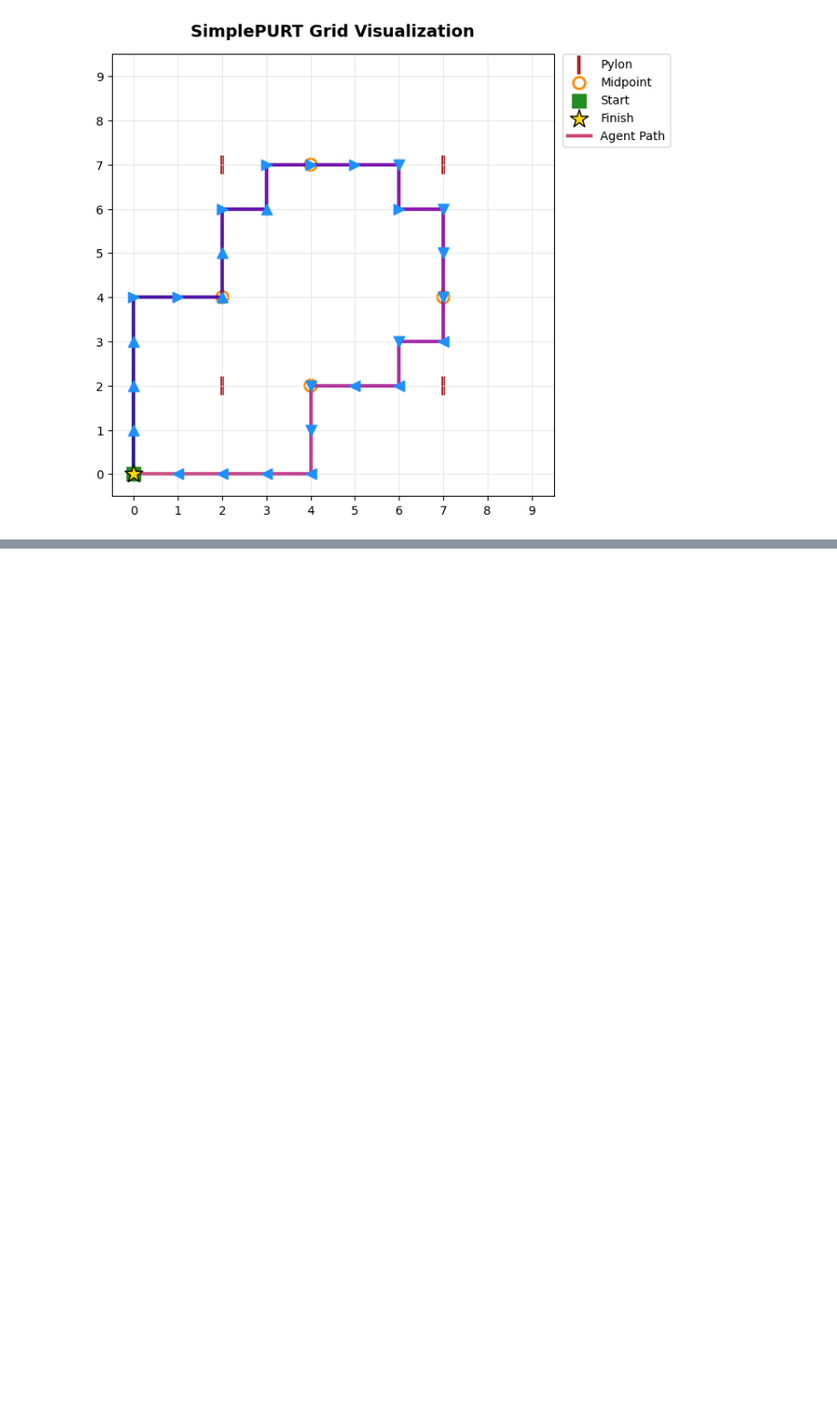
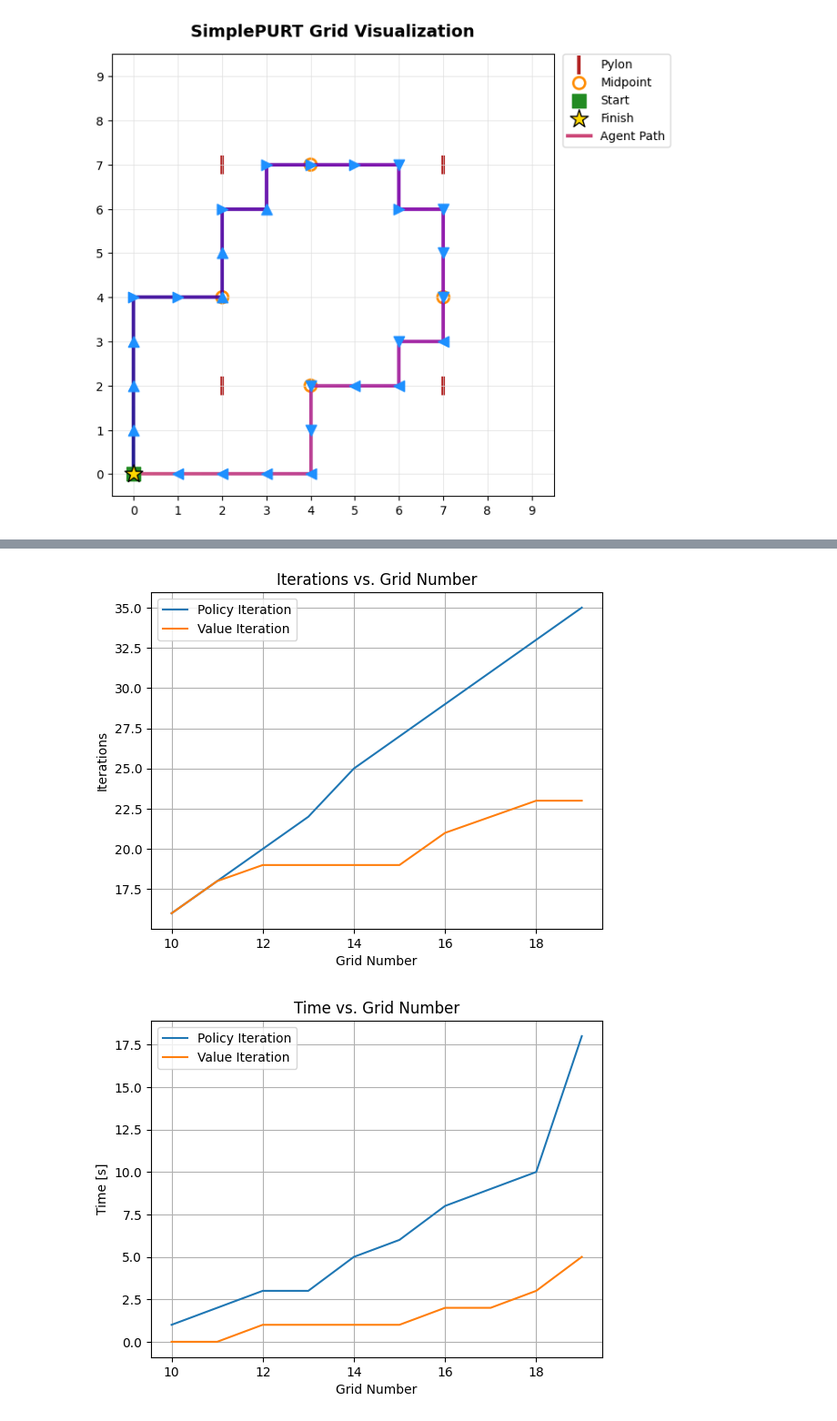
Before and after one commit to VIP-Team-AIDA3/VIP_Intro_deep_reinforcement_learning, a Jupyter notebook: RL Tutorial/DP_demo.ipynb, the cells around one changed output, grey strips where cells are left out. Shown at 91% size. Cells and saved outputs as stored; diff of their text form; code cells hidden in the pictures; blank space fills up the shorter version.

Commit message:
Grid size analysis of demo

```diff
--- a/RL Tutorial/DP_demo.ipynb
+++ b/RL Tutorial/DP_demo.ipynb
@@ -454,3 +454,46 @@ REWARDS       : {'neutral': -1, 'midpoint': 10000, 'endpoint': 10000, 'pylon': -
 ==============================================================================
 # %%
-# Kaya
+from tqdm import tqdm
+from time import time
+
+grid_range = range(10,20,1)
+PI_n = np.zeros_like(grid_range)
+VI_n = np.zeros_like(grid_range)
+PI_t = np.zeros_like(grid_range)
+VI_t = np.zeros_like(grid_range)
+
+for i in tqdm(range(len(grid_range))):
+    env = SimplePURT(GRID_N=grid_range[i])
+    env.reset()
+    pt0 = time()
+    PI_policy, PI_V, PI_n_iter = policy_iteration(env, discount_factor=0.9, theta=0.1)
+    pt1 = time()
+    env.reset()
+    vt0 = time()
+    VI_policy, VI_V, VI_n_iter = value_iteration(env, discount_factor=0.9, theta=0.1)
+    vt1 = time()
+    PI_n[i] = PI_n_iter
+    VI_n[i] = VI_n_iter
+    PI_t[i] = pt1 - pt0
+    VI_t[i] = vt1 - vt0
+
+# Iterations vs. Grid Number
+plt.plot(grid_range, PI_n, grid_range, VI_n)
+plt.legend(["Policy Iteration", "Value Iteration"])
+plt.xlabel("Grid Number")
+plt.ylabel("Iterations")
+plt.grid(True)
+plt.title("Iterations vs. Grid Number")
+plt.show()
+
+# Time vs. Grid Number
+plt.plot(grid_range, PI_t, grid_range, VI_t)
+plt.legend(["Policy Iteration", "Value Iteration"])
+plt.xlabel("Grid Number")
+plt.ylabel("Time [s]")
+plt.grid(True)
+plt.title("Time vs. Grid Number")
+plt.show()
+# %% [output]
+[figure, added]
+[figure, added]
```
Also changed, not shown: parts of 1 cell of this notebook.
